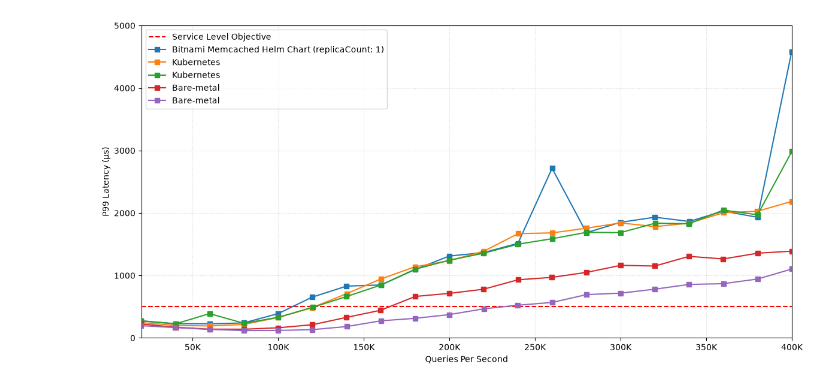
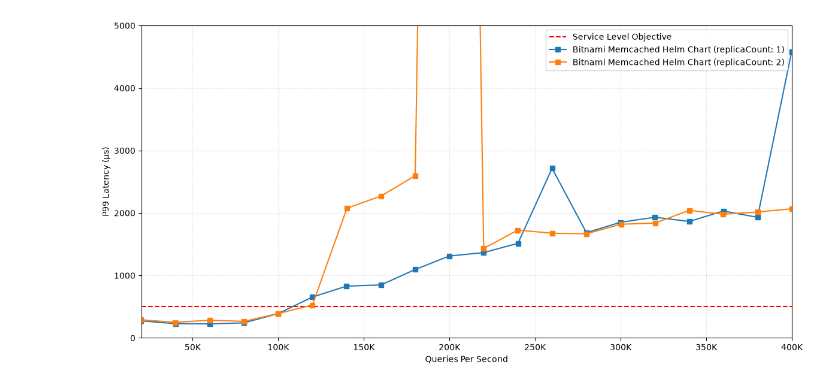
Before and after one commit to m-sef/mutilate, a Jupyter notebook: benchmarks/notebook.ipynb, the cells around one changed output. Cells and saved outputs as stored; diff of their text form; code cells hidden in the pictures.

```diff
--- a/benchmarks/notebook.ipynb
+++ b/benchmarks/notebook.ipynb
@@ -84,11 +84,12 @@ def graph_p99_comparison(experiments : list[tuple[str, str]]) -> None:
     matplotlib.pyplot.show()
 # %%
 graph_p99_comparison([
-    ("bitnami_memcached/exp.tar.gz",            "Bitnami Memcached Helm Chart (replicaCount: 1)"),
-    ("all_deployed_via_kubernetes/exp1.tar.gz", "Kubernetes"),
-    ("all_deployed_via_kubernetes/exp2.tar.gz", "Kubernetes"),
-    ("bare_metal/exp1.tar.gz",                  "Bare-metal"),
-    ("bare_metal/exp2.tar.gz",                  "Bare-metal"),
+    ("bitnami_memcached/1replica.tar.gz",            "Bitnami Memcached Helm Chart (replicaCount: 1)"),
+    ("bitnami_memcached/2replica.tar.gz",            "Bitnami Memcached Helm Chart (replicaCount: 2)"),
+    #("all_deployed_via_kubernetes/exp1.tar.gz", "Kubernetes"),
+    #("all_deployed_via_kubernetes/exp2.tar.gz", "Kubernetes"),
+    #("bare_metal/exp1.tar.gz",                  "Bare-metal"),
+    #("bare_metal/exp2.tar.gz",                  "Bare-metal"),
 ])
 # %% [output]
-[figure, old version]
+[figure, new version]
```
Also changed, not shown: 1 other file.
